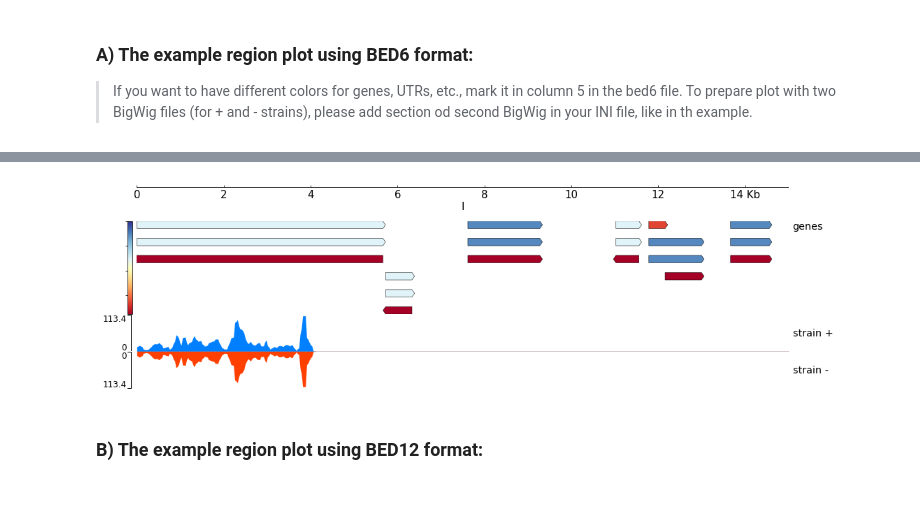
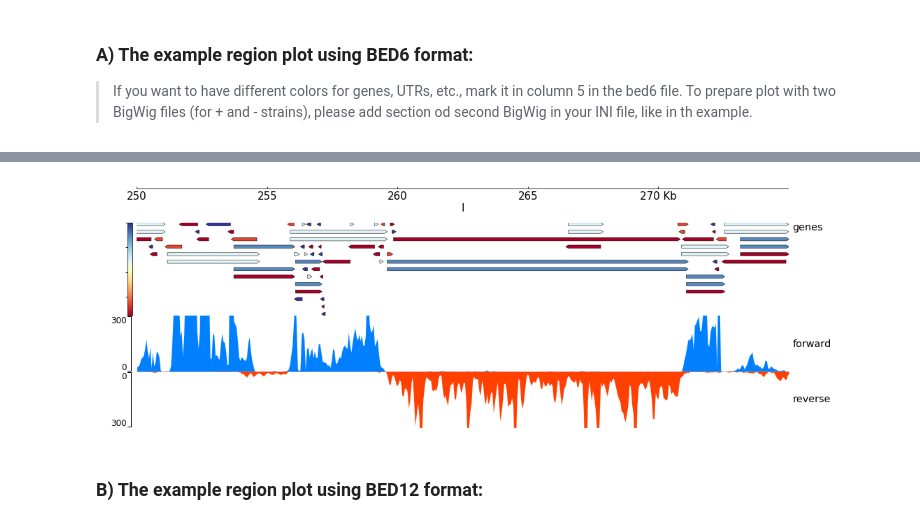
Before and after one commit to igib-rna-tails/Workflow_Genes_Regions, a Jupyter notebook: PGT_Workflow_LL.ipynb, the cells around one changed output, grey strips where cells are left out. Saved outputs shown, nothing was run; the diff lists cells and outputs as text; code cells hidden in the pictures; blank space fills up the shorter version.

Commit message:
Two-stranded bigwig plots added

```diff
--- a/PGT_Workflow_LL.ipynb
+++ b/PGT_Workflow_LL.ipynb
@@ -351,15 +351,15 @@ INFO:pygenometracks.tracksClass:plotting 5. [bigwig_bed6_2]
 # %%
 # Look at the new plot
 from IPython.display import Image
 
 #The name of the new file (.png) with plot showing genomic location
 #
 # Just copy the name of new .png file
 
-png_bed6 = "bed6_twoBigWig_2.png"
+png_bed6 = "bed6_twoBigWig_5.png"
 Image(png_bed6)
 # %% [output]
-[figure, old version]
+[figure, new version]
 # %% [markdown]
 ### B) The example region plot using BED12 format:
 # %%
```
Also changed, not shown: parts of 9 cells of this notebook.
